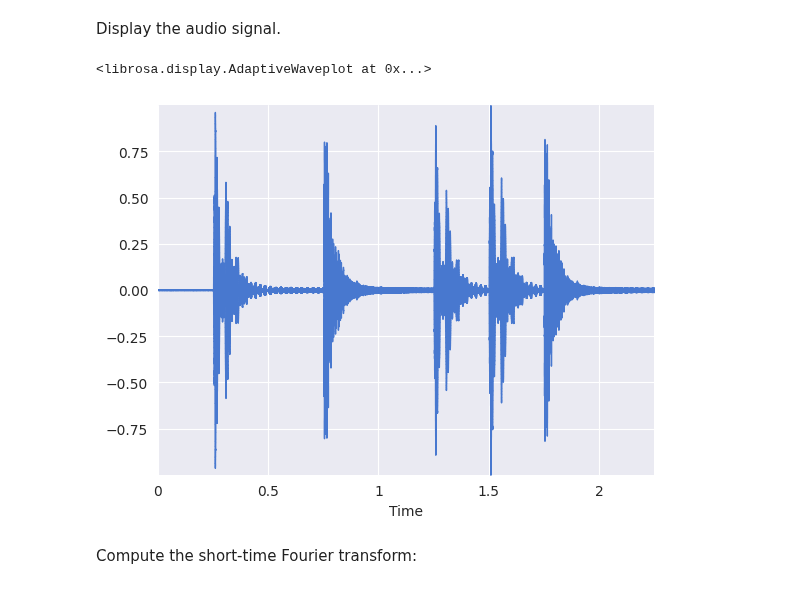
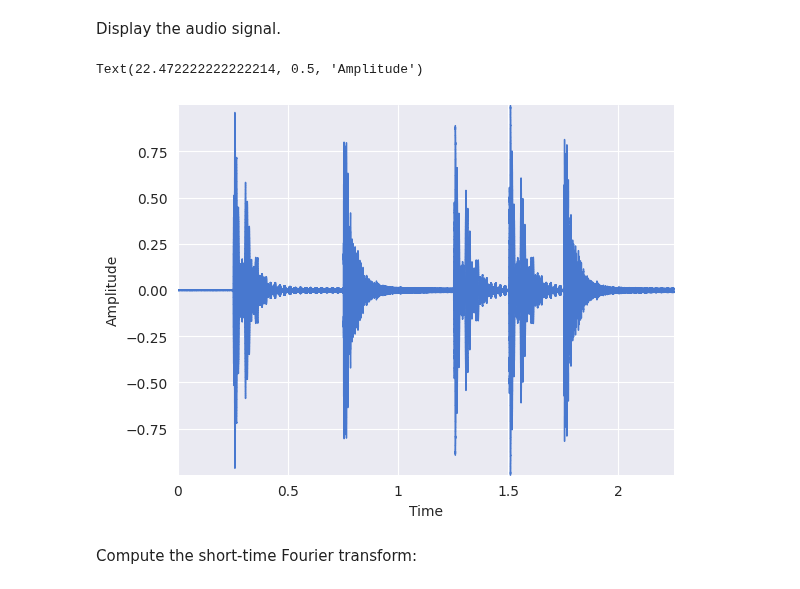
Before and after one commit to iranroman/musicinformationretrieval.com, a Jupyter notebook: mirdotcom/content/2_music_representations/feature_sonification.ipynb, the cells around one changed output. Saved outputs shown, nothing was run; the diff lists cells and outputs as text; code cells hidden in the pictures.

```diff
--- a/mirdotcom/content/2_music_representations/feature_sonification.ipynb
+++ b/mirdotcom/content/2_music_representations/feature_sonification.ipynb
@@ -36,9 +36,10 @@ ipd.Audio(x, rate=sr)
 Display the audio signal.
 # %%
 librosa.display.waveshow(x, sr=sr)
+plt.ylabel("Amplitude")
 # %% [output]
-<librosa.display.AdaptiveWaveplot at 0x...>
+Text(22.472222222222214, 0.5, 'Amplitude')
-[figure, old version]
+[figure, new version]
 # %% [markdown]
 Compute the short-time Fourier transform:
 # %%
```
Also changed, not shown: 3 other files.
